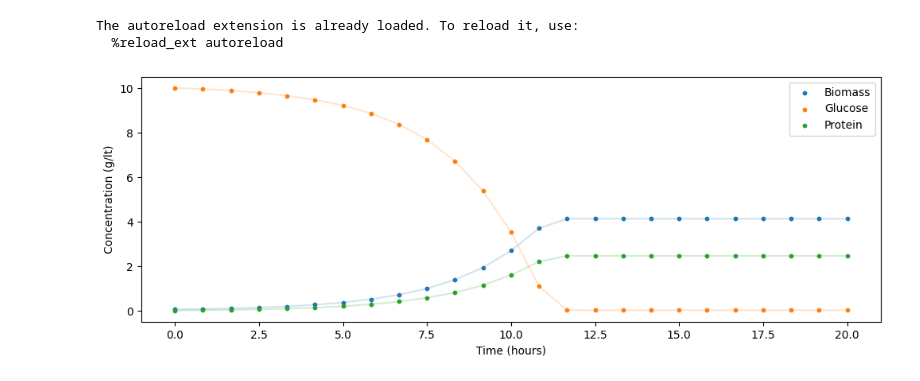
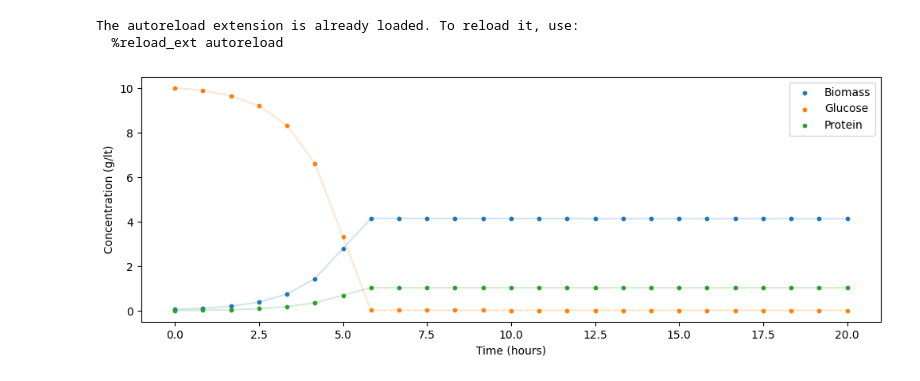
Before and after one commit to costasmexis/dynamic-modeling, a Jupyter notebook: induction/Notebook_main.ipynb, the cells around one changed output. Drawn from its saved outputs; the diff is of its cells as text; code cells hidden in the pictures.

```diff
--- a/induction/Notebook_main.ipynb
+++ b/induction/Notebook_main.ipynb
@@ -8,10 +8,10 @@ The autoreload extension is already loaded. To reload it, use:
 from system_ode import PlotSolution, GetDataset, PlotPredictions
 from machinelearning import main, plot_net_predictions
 # %%
-full_df = GetDataset()
+full_df = GetDataset(alpha=0.25)
 PlotSolution(full_df)
 # %% [output]
-[figure, old version]
+[figure, new version]
 # %%
 train_df = full_df.iloc[:999].copy()
 # %%
```
Also changed, not shown: parts of 4 cells of this notebook, 2 other files.
